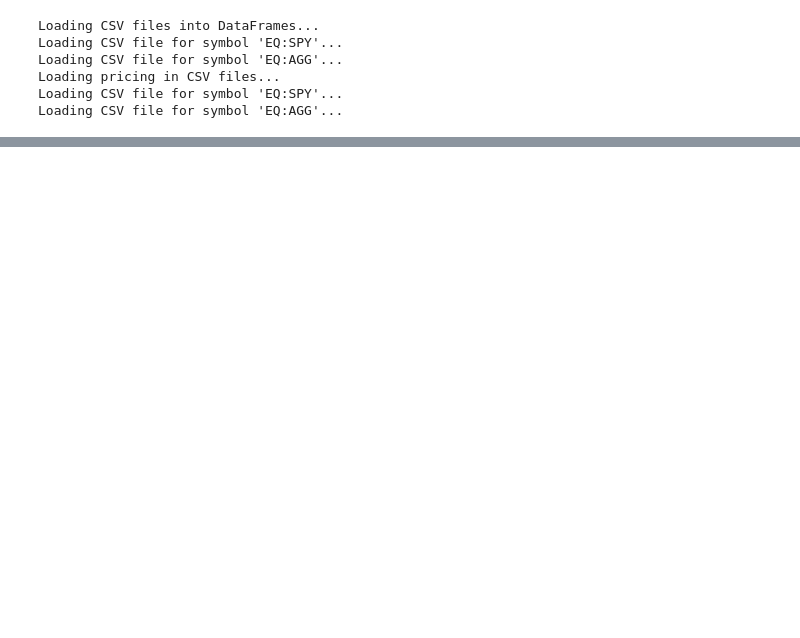
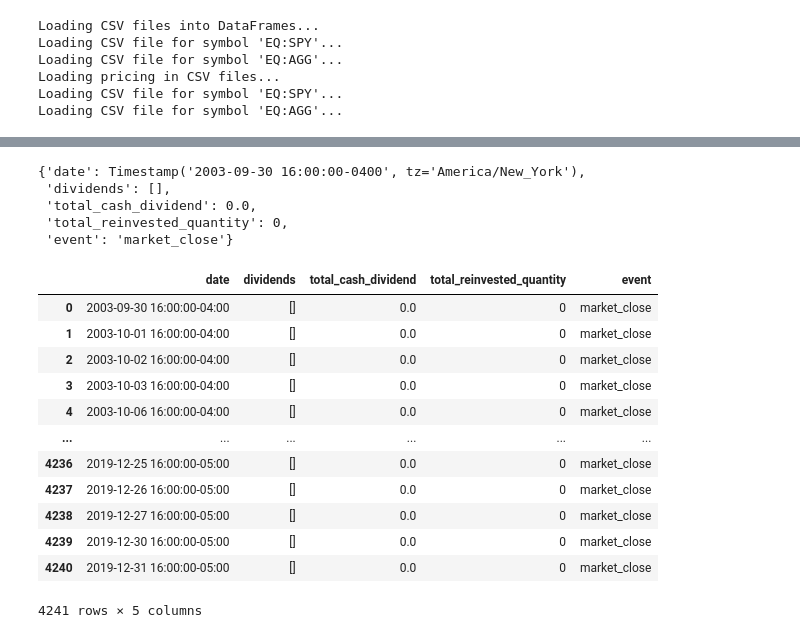
Before and after one commit to estrader1/qstrader, a Jupyter notebook: examples/6040.ipynb, the cells around one changed output, grey strips where cells are left out. Saved outputs shown, nothing was run; the diff lists cells and outputs as text; code cells hidden in the pictures; blank space fills up the shorter version.

```diff
--- a/examples/6040.ipynb
+++ b/examples/6040.ipynb
@@ -59,7 +87,11 @@ strategy_backtest = BacktestTradingSession(
     rebalance='end_of_month',
     long_only=True,
     cash_buffer_percentage=0.01,
-    data_handler=data_handler
+    data_handler=data_handler,
+    process_dividends=True,
+    reinvest_dividends=True,
+
+
 )
 strategy_backtest.run(results = False)
 # %% [output]
@@ -124,3 +156,27 @@ jstats = strategy_backtest.stats
+# %%
+jstats['dividends'][0]
+# %% [output]
+{'date': Timestamp('2003-09-30 16:00:00-0400', tz='America/New_York'),
+ 'dividends': [],
+ 'total_cash_dividend': 0.0,
+ 'total_reinvested_quantity': 0,
+ 'event': 'market_close'}
+# %%
+pd.DataFrame(jstats['dividends'])
+# %% [output]
+|  | date | dividends | total_cash_dividend | total_reinvested_quantity | event |
+| 0 | 2003-09-30 16:00:00-04:00 | [] | 0.0 | 0 | market_close |
+| 1 | 2003-10-01 16:00:00-04:00 | [] | 0.0 | 0 | market_close |
+| 2 | 2003-10-02 16:00:00-04:00 | [] | 0.0 | 0 | market_close |
+| 3 | 2003-10-03 16:00:00-04:00 | [] | 0.0 | 0 | market_close |
+| 4 | 2003-10-06 16:00:00-04:00 | [] | 0.0 | 0 | market_close |
+| ... | ... | ... | ... | ... | ... |
+| 4236 | 2019-12-25 16:00:00-05:00 | [] | 0.0 | 0 | market_close |
+| 4237 | 2019-12-26 16:00:00-05:00 | [] | 0.0 | 0 | market_close |
+| 4238 | 2019-12-27 16:00:00-05:00 | [] | 0.0 | 0 | market_close |
+| 4239 | 2019-12-30 16:00:00-05:00 | [] | 0.0 | 0 | market_close |
+| 4240 | 2019-12-31 16:00:00-05:00 | [] | 0.0 | 0 | market_close |
+4241 rows × 5 columns
 # %%
 import json
 from pandas import Timestamp
```
Also changed, not shown: parts of 21 cells of this notebook, 8 other files.
